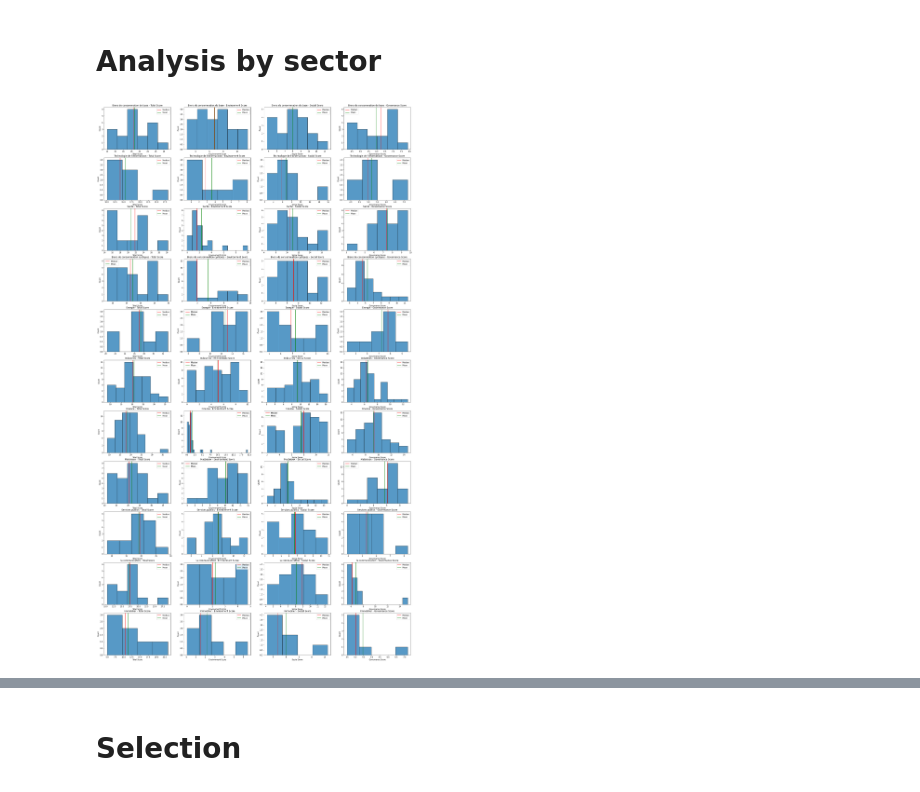
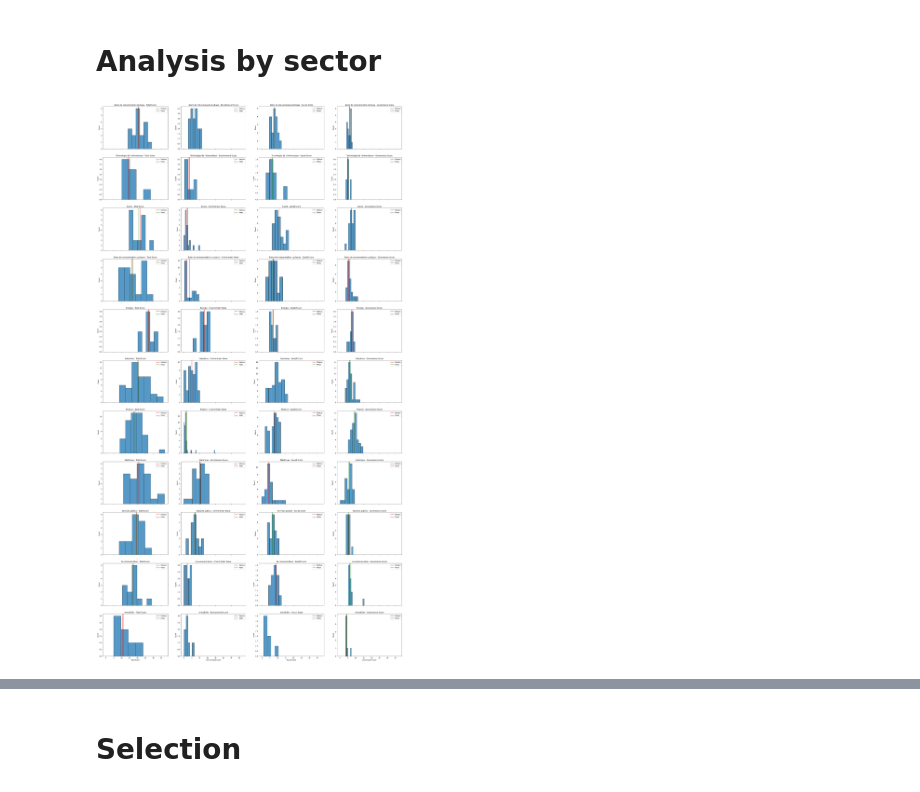
Before and after one commit to bashog/Portfolio-Construction, a Jupyter notebook: 2_esg_analysis.ipynb, the cells around one changed output, grey strips where cells are left out. Cells and saved outputs as stored; diff of their text form; code cells hidden in the pictures.

```diff
--- a/2_esg_analysis.ipynb
+++ b/2_esg_analysis.ipynb
@@ -59,35 +59,35 @@ sectors = data["Secteur"].unique()
 n = len(sectors)
 # %%
 # mean and median for each sector for each type of score
-fig, axs = plt.subplots(n, 4, figsize=(30, 5*n))
+fig, axs = plt.subplots(n, 4, figsize=(35, 6*n), sharex=True)
 for k in range(n):
     data_sector = data[data["Secteur"] == sectors[k]]
 
     sns.histplot(data=data_sector, x='Total Score', ax=axs[k, 0])
     axs[k, 0].axvline(data_sector['Total Score'].median(), color='red')
     axs[k, 0].axvline(data_sector['Total Score'].mean(), color='green')
     axs[k, 0].legend(['Median', 'Mean'])
 
     sns.histplot(data=data_sector, x='Environment Score', ax=axs[k,1])
     axs[k,1].axvline(data_sector['Environment Score'].median(), color='red')
     axs[k,1].axvline(data_sector['Environment Score'].mean(), color='green')
     axs[k,1].legend(['Median', 'Mean'])
 
     sns.histplot(data=data_sector, x='Social Score', ax=axs[k, 2])
     axs[k, 2].axvline(data_sector['Social Score'].median(), color='red')
     axs[k, 2].axvline(data_sector['Social Score'].mean(), color='green')
     axs[k, 2].legend(['Median', 'Mean'])
 
     sns.histplot(data=data_sector, x='Governance Score', ax=axs[k, 3])
     axs[k, 3].axvline(data_sector['Governance Score'].median(), color='red')
     axs[k, 3].axvline(data_sector['Governance Score'].mean(), color='green')
     axs[k, 3].legend(['Median', 'Mean'])
 
     axs[k, 0].set_title(sectors[k] + " - Total Score")
     axs[k, 1].set_title(sectors[k] + " - Environment Score")
     axs[k, 2].set_title(sectors[k] + " - Social Score")
     axs[k, 3].set_title(sectors[k] + " - Governance Score")
 
 plt.show()
 # %% [output]
-[figure, old version]
+[figure, new version]
```
Also changed, not shown: parts of 13 cells of this notebook, 11 other files.
